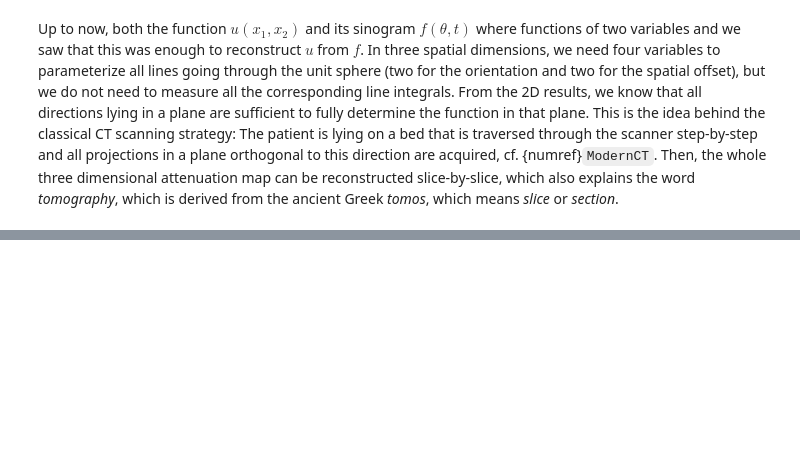
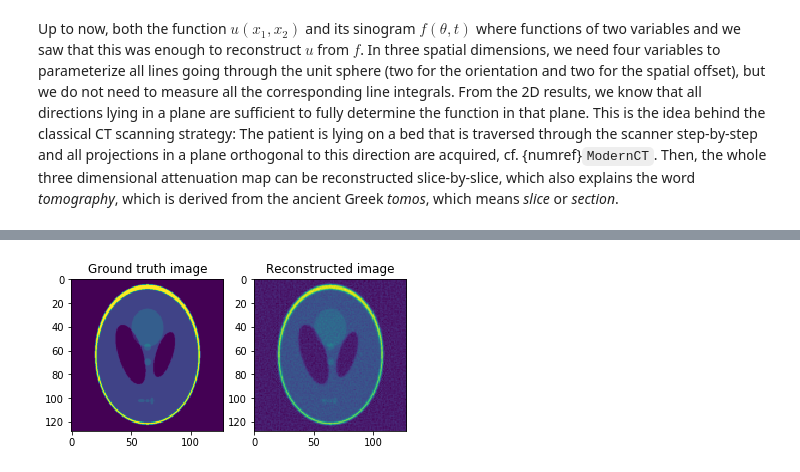
Before and after one commit to TristanvanLeeuwen/IP_and_Im_Lectures, a Jupyter notebook: tomography.ipynb, the cells around one changed output, grey strips where cells are left out. Saved outputs shown, nothing was run; the diff lists cells and outputs as text; code cells hidden in the pictures; blank space fills up the shorter version.

```diff
--- a/tomography.ipynb
+++ b/tomography.ipynb
@@ -260,0 +267,35 @@ Up to now, both the function $u(x_1,x_2)$ and its sinogram $f(\theta, t)$ where
+# %%
+# import libraries
+import numpy as np
+import matplotlib.pyplot as plt
+from skimage import data
+from skimage.transform import radon,iradon,resize
+from skimage.util import random_noise
+
+# settings
+n = 128
+theta = np.linspace(0., 180.,n, endpoint=False)
+sigma = 1e-1
+
+# ground truth image
+image = resize(data.shepp_logan_phantom(),(n,n))
+
+# transform and add noise
+sinogram = radon(image, theta=theta, circle = False)
+sinogram_noisy = random_noise(sinogram,mode='gaussian',var=sigma,clip=False)
+
+# reconstruction, type help(iradon) for more options regarding the filter
+image_reconstructed = iradon(sinogram_noisy, theta=theta, filter='ramp', circle = False)
+
+# plot
+fig, ax = plt.subplots(1,2)
+
+ax[0].imshow(image)
+ax[0].set_title('Ground truth image')
+
+ax[1].imshow(image_reconstructed)
+ax[1].set_title('Reconstructed image')
+
+plt.show()
+# %% [output]
+[figure, added]
```
Also changed, not shown: parts of 3 cells of this notebook, 3 other files.
